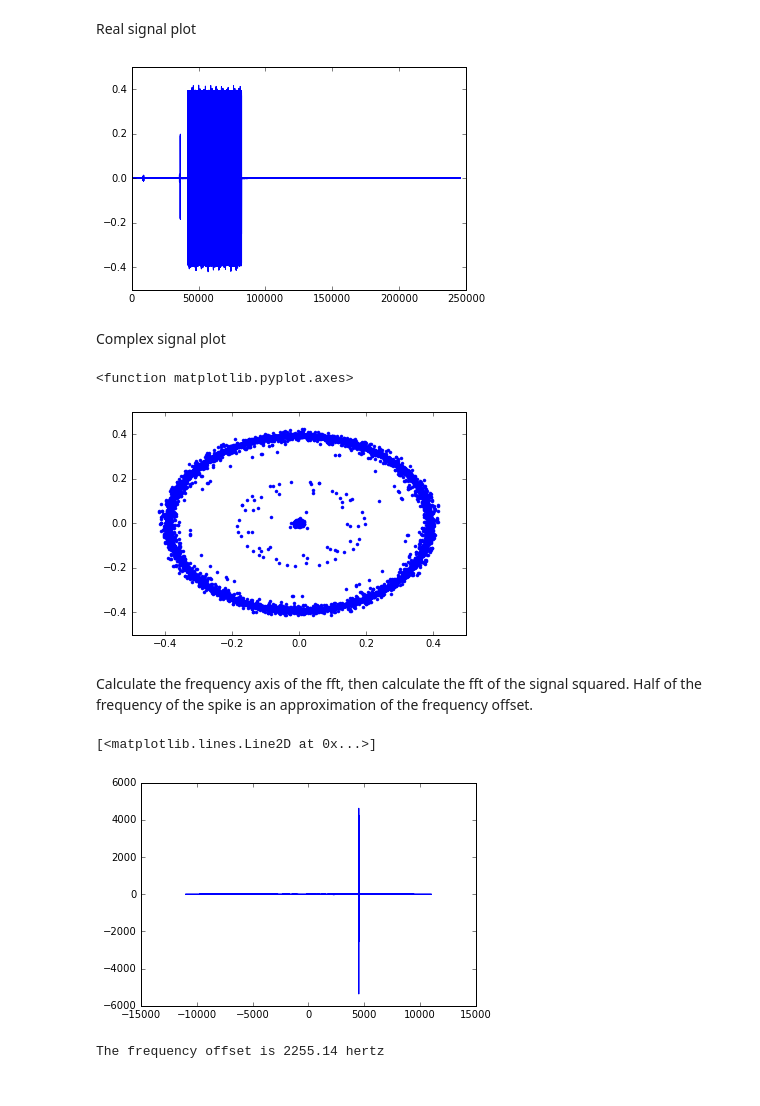
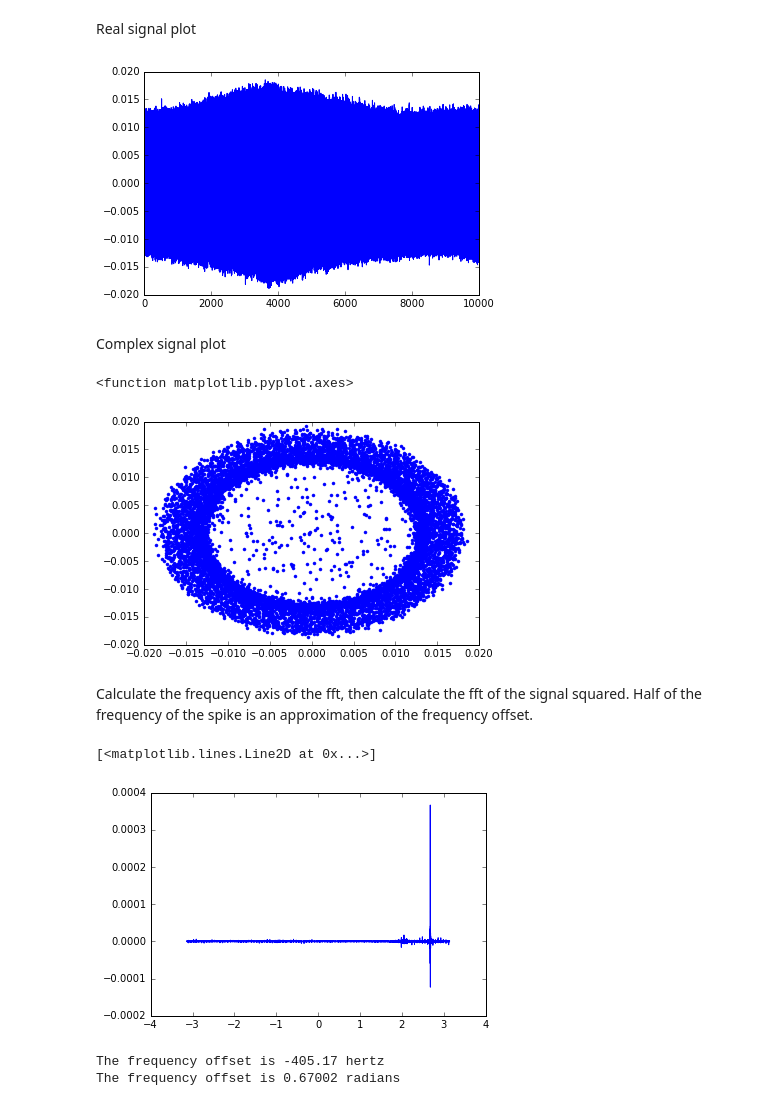
Before and after one commit to kailevy/usrp_2.5, a Jupyter notebook: Vis.ipynb, the cells around one changed output. Saved outputs shown, nothing was run; the diff lists cells and outputs as text; code cells hidden in the pictures.

```diff
--- a/Vis.ipynb
+++ b/Vis.ipynb
@@ -14,6 +14,9 @@ Take real and imaginary parts of complex signal
 # %%
 arr1=stuff[::2]
 arr2=stuff[1::2]
+# %%
+arr1_trim = arr1[23000:33000]
+arr2_trim = arr2[23000:33000]
 # %% [markdown]
 Make a complex signal
 # %%
@@ -21,30 +25,34 @@ signal=arr1+(1j * arr2 )
 # %% [markdown]
 Real signal plot
 # %%
-fig=plt.plot(arr1)
+fig=plt.plot(arr1_trim)
 #plt.plot(arr2)
 #plt.xlim([60000,72000])
 # %% [output]
-[figure, old version]
+[figure, new version]
 # %% [markdown]
 Complex signal plot
 # %%
-plt.plot(arr1,arr2, marker='.',linestyle='')
+plt.plot(arr1_trim,arr2_trim, marker='.',linestyle='')
 plt.axes
 # %% [output]
 <function matplotlib.pyplot.axes>
-[figure, old version]
+[figure, new version]
 # %% [markdown]
 Calculate the frequency axis of the fft, then calculate the fft of the signal squared. Half of the frequency of the spike is an approximation of the frequency offset.
 # %%
-freq_data=np.fft.fft(signal**2)
-freq_axis=np.fft.fftfreq(len(signal),(1/22050))
-plt.plot(freq_axis,freq_data)
+freq_data=np.fft.fftshift(np.fft.fft(signal_trim**4))
+freq_axis=np.fft.fftfreq(len(signal_trim),(1/22050))
+rad_axis= np.linspace(-np.pi, np.pi*(len(signal_trim)-1)/len(signal_trim), len(freq_data))
+plt.plot(rad_axis,freq_data)
 # %% [output]
 [<matplotlib.lines.Line2D at 0x...>]
-[figure, old version]
+[figure, new version]
 # %%
-freq_offset=np.argmax(freq_data)/2
-print("The frequency offset is {:06.2f} hertz".format(freq_axis[np.argmax(freq_data)]/2))
+freq_offset=np.argmax(freq_data)/4
+print("The frequency offset is {:06.2f} hertz".format(freq_axis[np.argmax(freq_data)]/4))
+offset = rad_axis[np.argmax(freq_data)]/4
+print("The frequency offset is {:06.5f} radians".format(offset))
 # %% [output]
-The frequency offset is 2255.14 hertz
+The frequency offset is -405.17 hertz
+The frequency offset is 0.67002 radians
```
Also changed, not shown: parts of 5 cells of this notebook.
